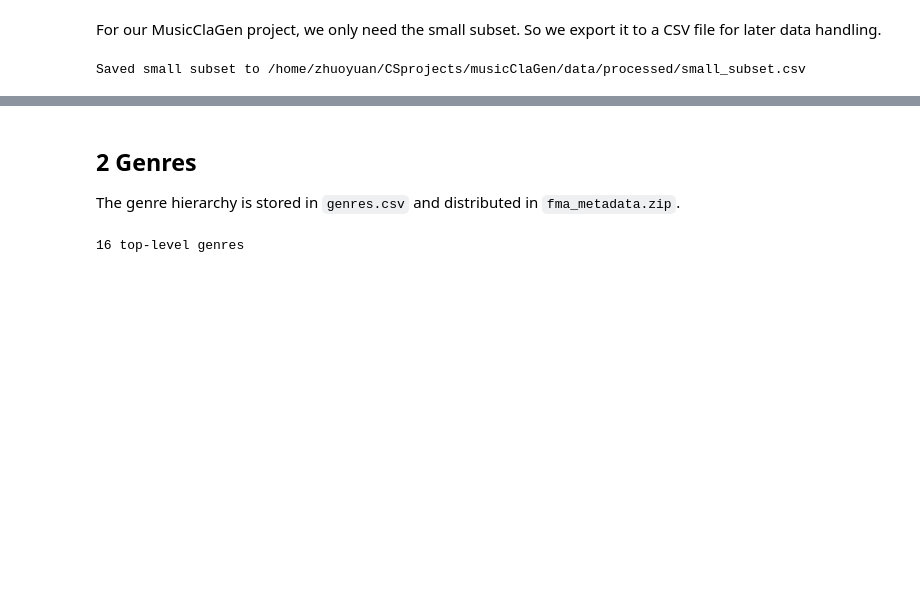
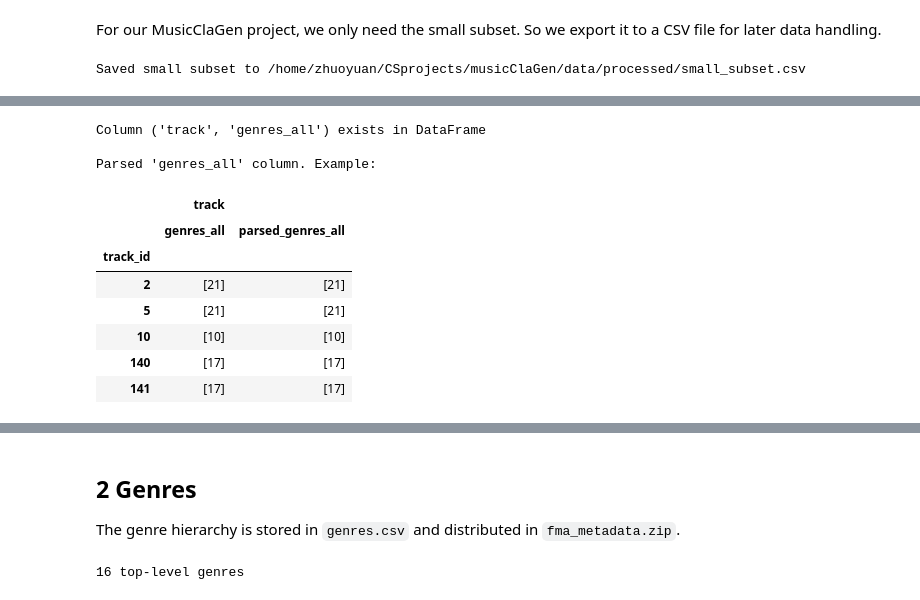
Before and after one commit to ZhuoyuanJiang/MusicClaGen, a Jupyter notebook: src/data/raw/usage.ipynb, the cells around one changed output, grey strips where cells are left out. Drawn from its saved outputs; the diff is of its cells as text; code cells hidden in the pictures; blank space fills up the shorter version.

```diff
--- a/src/data/raw/usage.ipynb
+++ b/src/data/raw/usage.ipynb
@@ -184,0 +218,65 @@ Saved small subset to /home/zhuoyuan/CSprojects/musicClaGen/data/processed/small
+# %%
+# 1.2.2. Parse the 'genres_all' column
+
+"""
+this is to ensure the genre information is in the correct, usable format and to handle potential errors.
+Generally: this chunk checks the following:
+
+Missing values (pd.isna).
+Cases where the string might not actually represent a list.
+Making sure the items within the list are numbers.
+
+"""
+
+
+
+def parse_genre_ids(genres_str):
+    """Safely parses the string representation of a list of genre IDs."""
+    try:
+        # Check if the value is already a list
+        if isinstance(genres_str, list):
+            return genres_str
+        # If it's NaN or None, return an empty list - no genres there
+        if pd.isna(genres_str):
+            return []
+        # coerce cell to a string then safely evaluate it
+        genre_ids = ast.literal_eval(str(genres_str))
+        if isinstance(genre_ids, list): # only proceed if it's a list
+            # Ensure elements are integers, handling potential non-numeric items if any
+            return [int(gid) for gid in genre_ids if str(gid).isdigit()]
+        else:
+            return []
+    except (ValueError, SyntaxError, TypeError):
+        # print(f"Warning: Could not parse genre string: {genres_str}")
+        return []
+
+
+# Apply the parsing function to the correct column name
+# In small_selected_genres, the tuple name should work directly
+genres_all_col = ('track', 'genres_all')
+
+if genres_all_col in small_selected_genres.columns:
+    print(f"Column {genres_all_col} exists in DataFrame")
+
+    # Create a new column with a proper tuple name for MultiIndex
+    small_selected_genres[('track', 'parsed_genres_all')] = small_selected_genres[genres_all_col].apply(parse_genre_ids)
+
+    # Now display using the proper tuple names
+    print("\nParsed 'genres_all' column. Example:")
+    display(small_selected_genres[[genres_all_col, ('track', 'parsed_genres_all')]].head())
+else:
+    print(f"ERROR: Column {genres_all_col} not found in DataFrame.")
+    print("Available columns:")
+    print(small_selected_genres.columns.tolist())
+# %% [output]
+Column ('track', 'genres_all') exists in DataFrame
+
+Parsed 'genres_all' column. Example:
+|  | track |  |
+|  | genres_all | parsed_genres_all |
+| track_id |  |  |
+| 2 | [21] | [21] |
+| 5 | [21] | [21] |
+| 10 | [10] | [10] |
+| 140 | [17] | [17] |
+| 141 | [17] | [17] |
```
Also changed, not shown: parts of 13 cells of this notebook.
